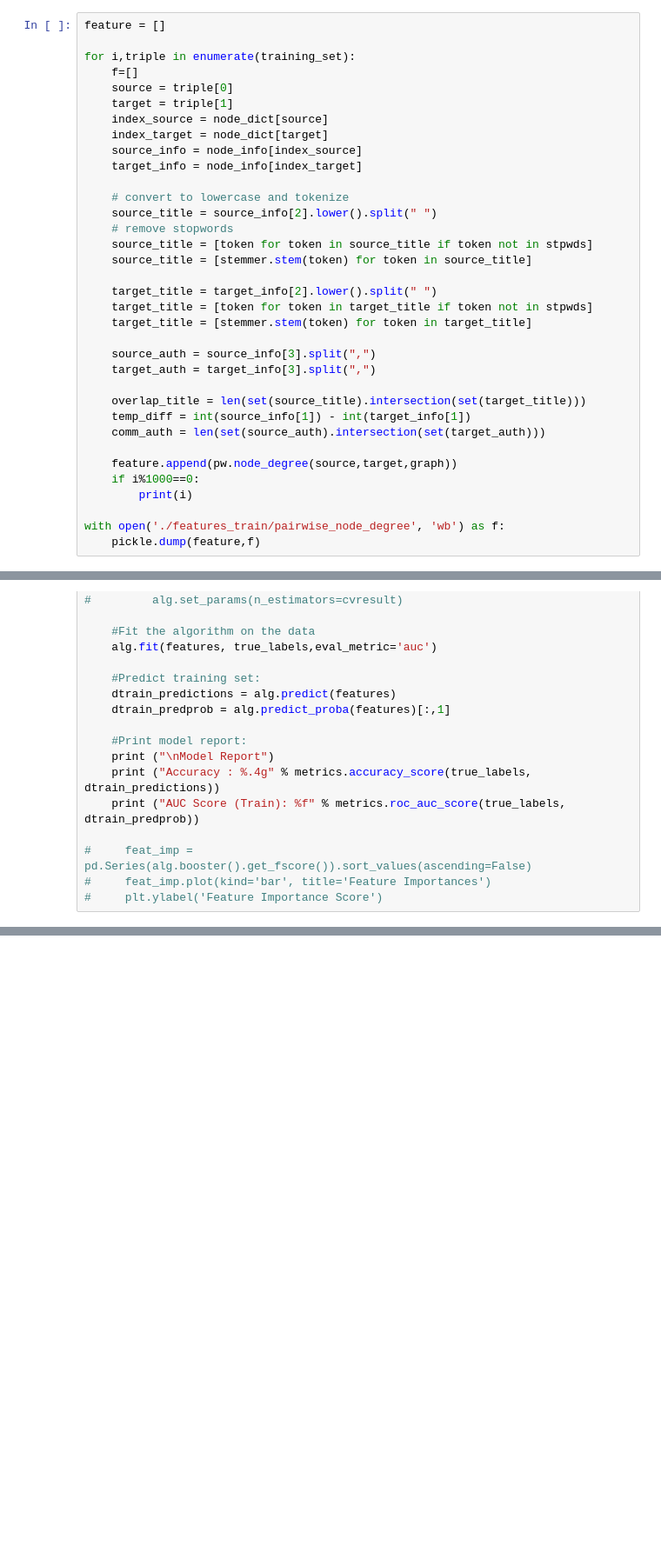
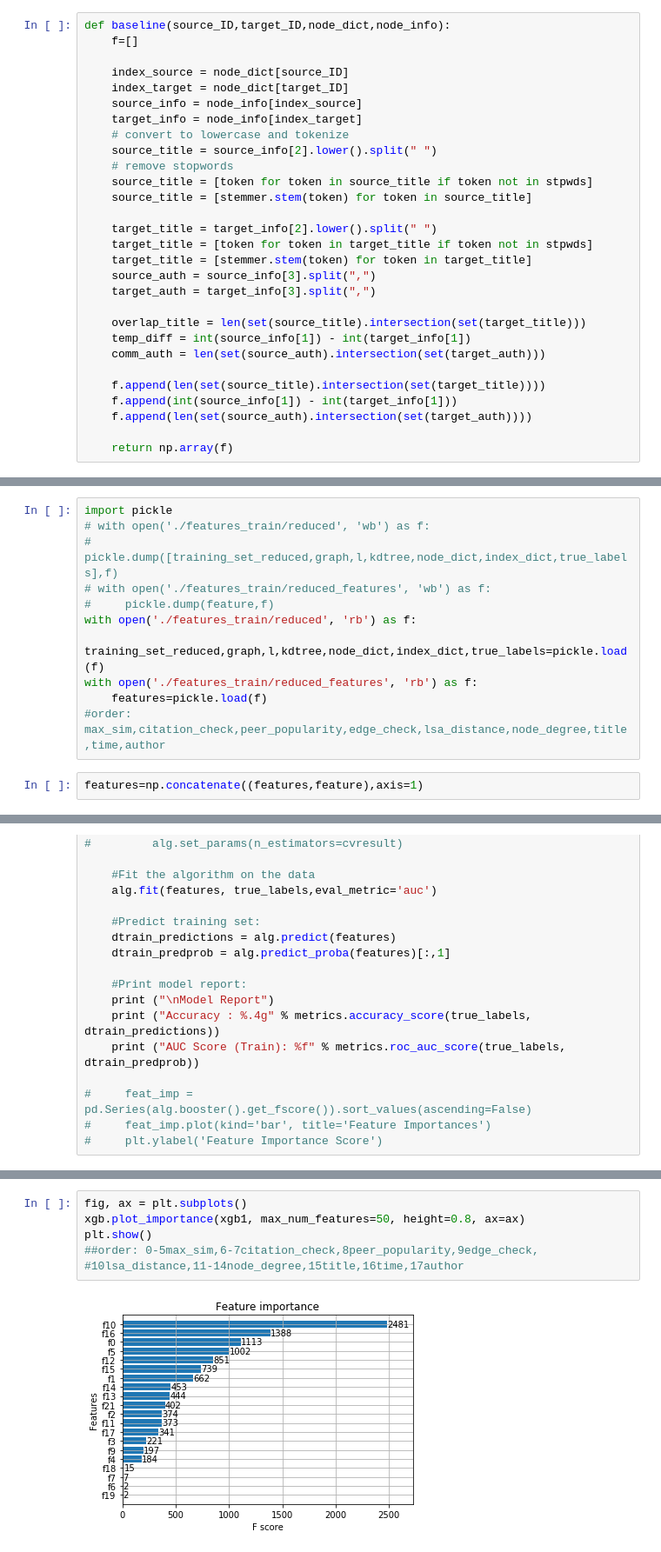
Before and after one commit to JacobPfau/Academic-Citation-Prediction, a Jupyter notebook: test.ipynb, the cells around one changed output, grey strips where cells are left out. Shown at 87% size. Saved outputs shown, nothing was run; the diff lists cells and outputs as text; blank space fills up the shorter version.

Commit message:
fixed max_sim, citation_check, added baseline to pairwise. added other_functions

```diff
--- a/test.ipynb
+++ b/test.ipynb
@@ -65,15 +145,11 @@ no_citation = [(element[0],element[1]) for element in training_set if element[2]
 # %%
-feature = []
+def baseline(source_ID,target_ID,node_dict,node_info):
+    f=[]
 
-for i,triple in enumerate(training_set):
-    f=[]
-    source = triple[0]
-    target = triple[1]
-    index_source = node_dict[source]
-    index_target = node_dict[target]
+    index_source = node_dict[source_ID]
+    index_target = node_dict[target_ID]
     source_info = node_info[index_source]
     target_info = node_info[index_target]
-
     # convert to lowercase and tokenize
     source_title = source_info[2].lower().split(" ")
     # remove stopwords
@@ -83,7 +159,6 @@ for i,triple in enumerate(training_set):
     target_title = target_info[2].lower().split(" ")
     target_title = [token for token in target_title if token not in stpwds]
     target_title = [stemmer.stem(token) for token in target_title]
-
     source_auth = source_info[3].split(",")
     target_auth = target_info[3].split(",")
 
@@ -91,9 +166,8 @@ for i,triple in enumerate(training_set):
     temp_diff = int(source_info[1]) - int(target_info[1])
     comm_auth = len(set(source_auth).intersection(set(target_auth)))
 
-    feature.append(pw.node_degree(source,target,graph))
-    if i%1000==0:
-        print(i)
+    f.append(len(set(source_title).intersection(set(target_title))))
+    f.append(int(source_info[1]) - int(target_info[1]))
+    f.append(len(set(source_auth).intersection(set(target_auth))))
 
-with open('./features_train/pairwise_node_degree', 'wb') as f:
-    pickle.dump(feature,f)
+    return np.array(f)
@@ -133,3 +224,16 @@ with open('./features_train/true_labels', 'rb') as f:
+# %%
+import pickle
+# with open('./features_train/reduced', 'wb') as f:
+#     pickle.dump([training_set_reduced,graph,l,kdtree,node_dict,index_dict,true_labels],f)
+# with open('./features_train/reduced_features', 'wb') as f:
+#     pickle.dump(feature,f)
+with open('./features_train/reduced', 'rb') as f:
+    training_set_reduced,graph,l,kdtree,node_dict,index_dict,true_labels=pickle.load(f)
+with open('./features_train/reduced_features', 'rb') as f:
+    features=pickle.load(f)
+#order: max_sim,citation_check,peer_popularity,edge_check,lsa_distance,node_degree,title,time,author
+# %%
+features=np.concatenate((features,feature),axis=1)
 # %%
 from sklearn.preprocessing import normalize
 #currently: 0:CC%,1:CC%,2:Max_Sim..6:Max_Sim,7:avg(max_sim),8:overlap_title,9:temp_diff,10:comm_auth
@@ -270,0 +432,8 @@ print('acc:',acc,'f1:',f1)
+# %%
+fig, ax = plt.subplots()
+xgb.plot_importance(xgb1, max_num_features=50, height=0.8, ax=ax)
+plt.show()
+##order: 0-5max_sim,6-7citation_check,8peer_popularity,9edge_check,
+#10lsa_distance,11-14node_degree,15title,16time,17author
+# %% [output]
+[figure, added]
```
Also changed, not shown: parts of 19 cells of this notebook, 2 other files.
